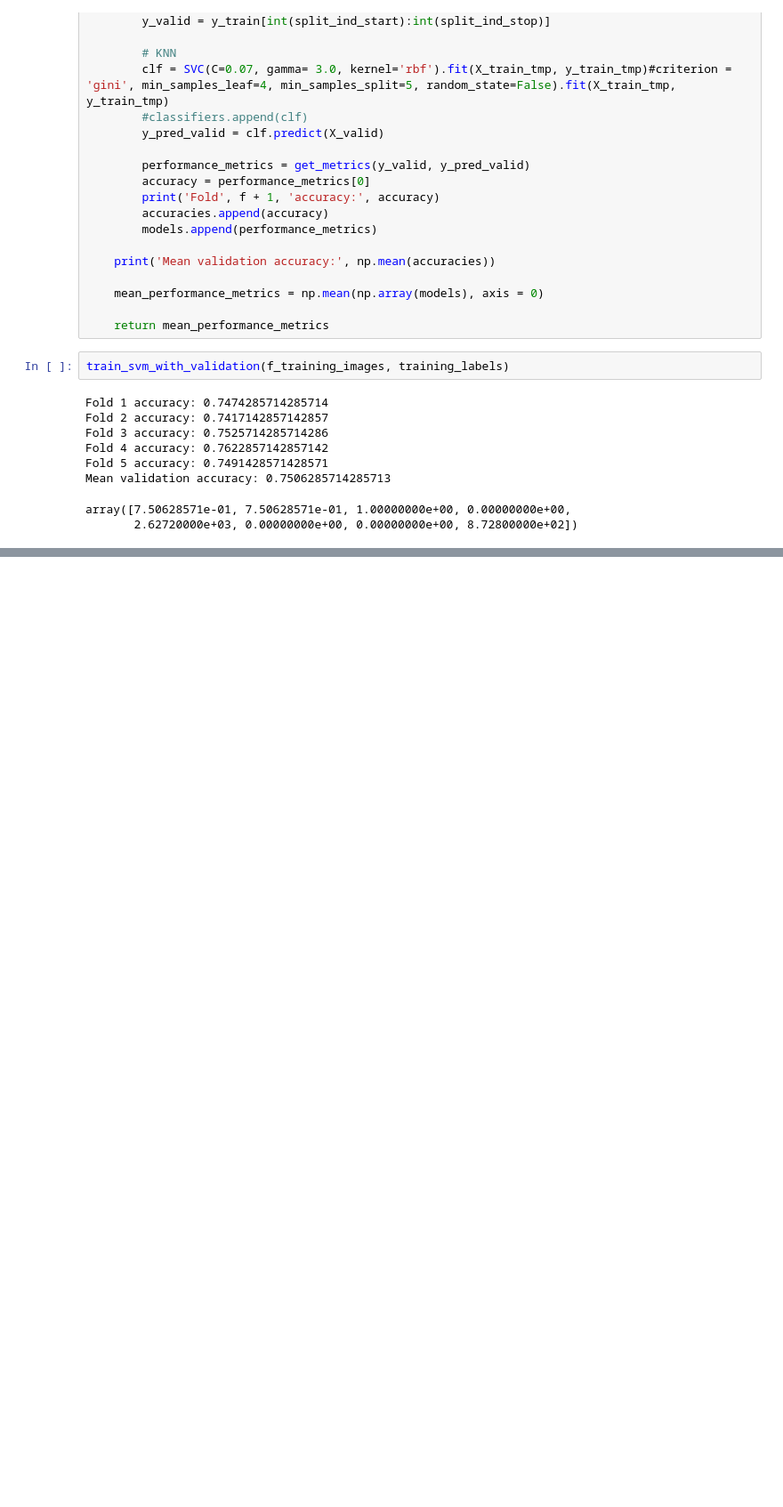
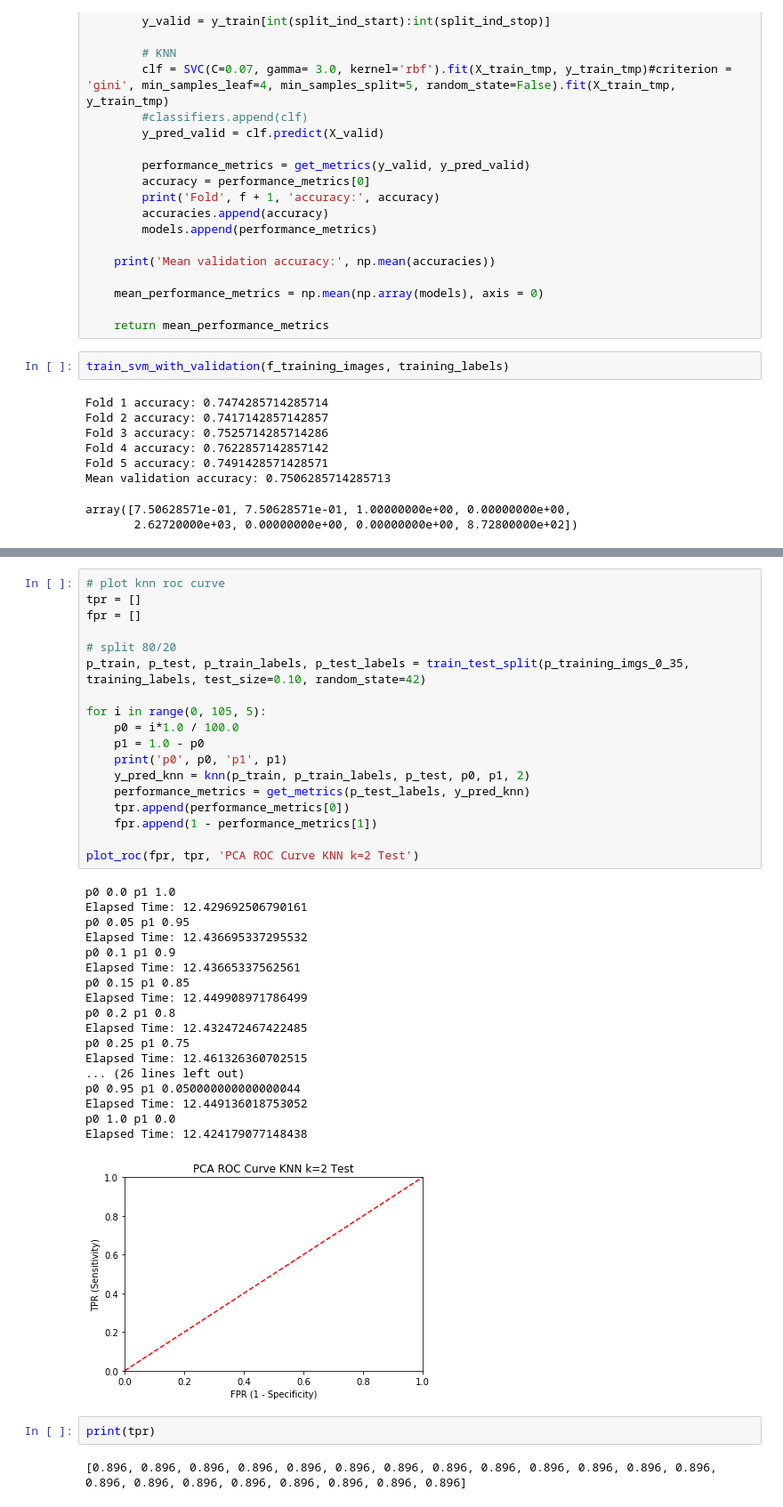
Before and after one commit to herronej/Aerial-Cactus-Identification, a Jupyter notebook: ECE_571_Group.ipynb, the cells around one changed output, grey strips where cells are left out. Shown at 89% size. Drawn from its saved outputs; the diff is of its cells as text; blank space fills up the shorter version.

```diff
--- a/ECE_571_Group.ipynb
+++ b/ECE_571_Group.ipynb
@@ -1274,0 +1333,41 @@ Elapsed Time: 3.929708957672119
+# %%
+# plot knn roc curve
+tpr = []
+fpr = []
+
+# split 80/20
+p_train, p_test, p_train_labels, p_test_labels = train_test_split(p_training_imgs_0_35, training_labels, test_size=0.10, random_state=42)
+
+for i in range(0, 105, 5):
+    p0 = i*1.0 / 100.0
+    p1 = 1.0 - p0
+    print('p0', p0, 'p1', p1)
+    y_pred_knn = knn(p_train, p_train_labels, p_test, p0, p1, 2)
+    performance_metrics = get_metrics(p_test_labels, y_pred_knn)
+    tpr.append(performance_metrics[0])
+    fpr.append(1 - performance_metrics[1])
+
+plot_roc(fpr, tpr, 'PCA ROC Curve KNN k=2 Test')
+# %% [output]
+p0 0.0 p1 1.0
+Elapsed Time: 12.429692506790161
+p0 0.05 p1 0.95
+Elapsed Time: 12.436695337295532
+p0 0.1 p1 0.9
+Elapsed Time: 12.43665337562561
+p0 0.15 p1 0.85
+Elapsed Time: 12.449908971786499
+p0 0.2 p1 0.8
+Elapsed Time: 12.432472467422485
+p0 0.25 p1 0.75
+Elapsed Time: 12.461326360702515
+... (26 lines left out)
+p0 0.95 p1 0.050000000000000044
+Elapsed Time: 12.449136018753052
+p0 1.0 p1 0.0
+Elapsed Time: 12.424179077148438
+[figure, added]
+# %%
+print(tpr)
+# %% [output]
+[0.896, 0.896, 0.896, 0.896, 0.896, 0.896, 0.896, 0.896, 0.896, 0.896, 0.896, 0.896, 0.896, 0.896, 0.896, 0.896, 0.896, 0.896, 0.896, 0.896, 0.896]
```
Also changed, not shown: parts of 13 cells of this notebook, 4 other files.
